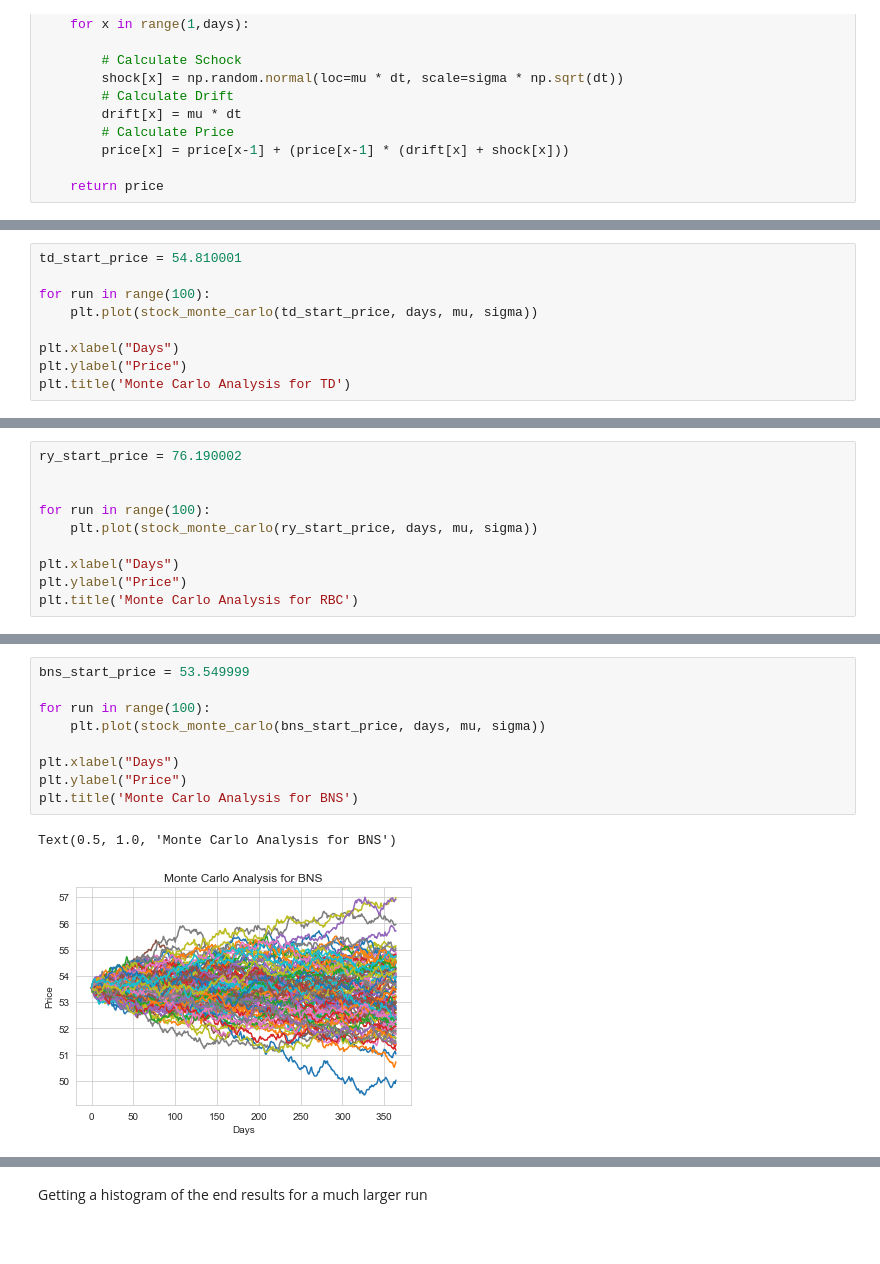
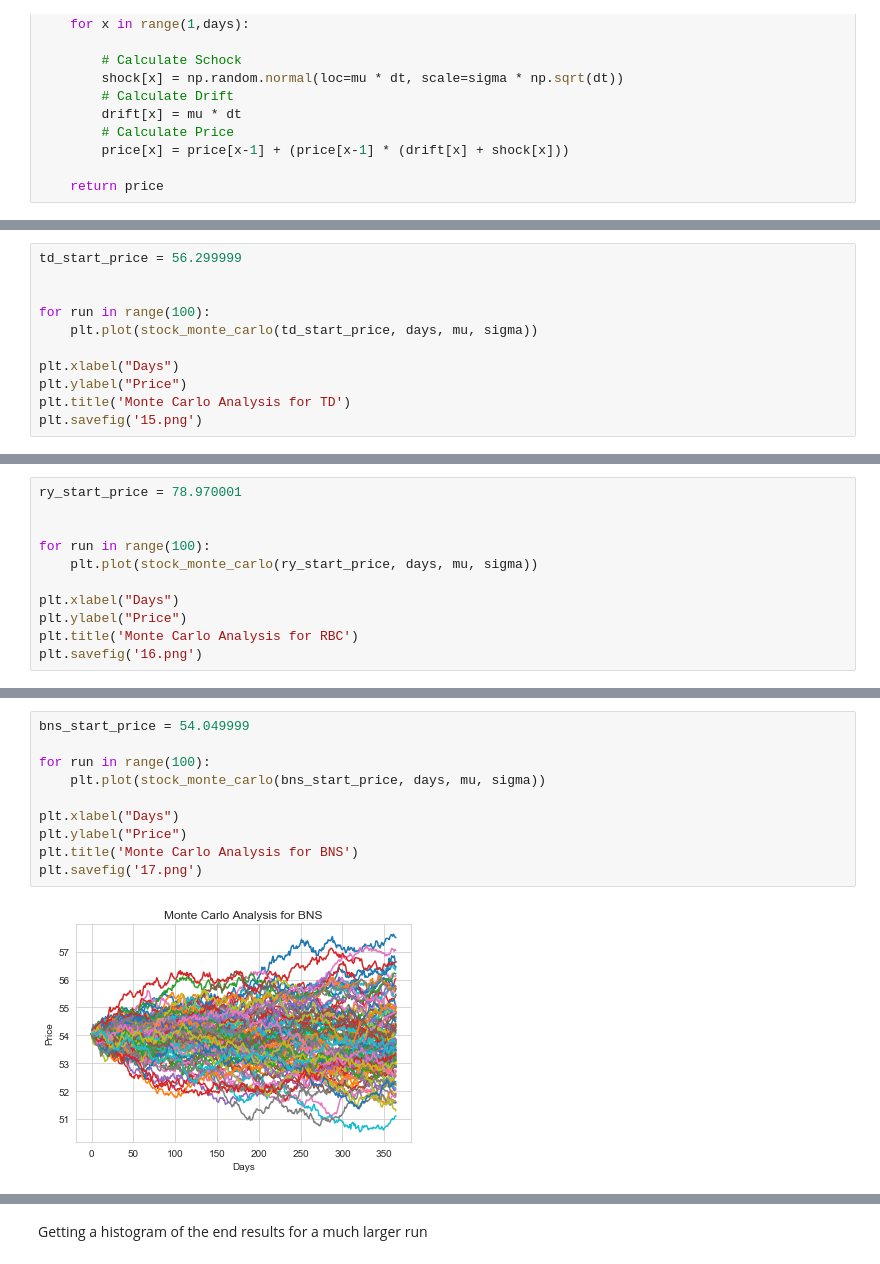
Before and after one commit to kavehamini/Stock-Market-Analysis-and-Prediction-Banks-Stocks, a Jupyter notebook: Stock-Market-Analysis-and-Prediction-Banks-Stocks.ipynb, the cells around one changed output, grey strips where cells are left out. Drawn from its saved outputs; the diff is of its cells as text; blank space fills up the shorter version.

```diff
--- a/Stock-Market-Analysis-and-Prediction-Banks-Stocks.ipynb
+++ b/Stock-Market-Analysis-and-Prediction-Banks-Stocks.ipynb
@@ -383,5 +384,6 @@ TD.head()
 # %%
-td_start_price = 54.810001
+td_start_price = 56.299999
+
 
 for run in range(100):
     plt.plot(stock_monte_carlo(td_start_price, days, mu, sigma))
@@ -389,4 +391,5 @@ for run in range(100):
 plt.xlabel("Days")
 plt.ylabel("Price")
 plt.title('Monte Carlo Analysis for TD')
+plt.savefig('15.png')
 # %% [output]
@@ -406,5 +408,5 @@ RY.head()
 # %%
-ry_start_price = 76.190002
+ry_start_price = 78.970001
 
 
 for run in range(100):
@@ -413,4 +415,5 @@ for run in range(100):
 plt.xlabel("Days")
 plt.ylabel("Price")
 plt.title('Monte Carlo Analysis for RBC')
+plt.savefig('16.png')
 # %% [output]
@@ -430,15 +432,15 @@ BNS.head()
 # %%
-bns_start_price = 53.549999
+bns_start_price = 54.049999
 
 for run in range(100):
     plt.plot(stock_monte_carlo(bns_start_price, days, mu, sigma))
 
 plt.xlabel("Days")
 plt.ylabel("Price")
 plt.title('Monte Carlo Analysis for BNS')
+plt.savefig('17.png')
 # %% [output]
-Text(0.5, 1.0, 'Monte Carlo Analysis for BNS')
-[figure, old version]
+[figure, new version]
 # %%
 # For BMO Stock
 BMO.head()
```
Also changed, not shown: parts of 44 cells of this notebook, 22 other files.
